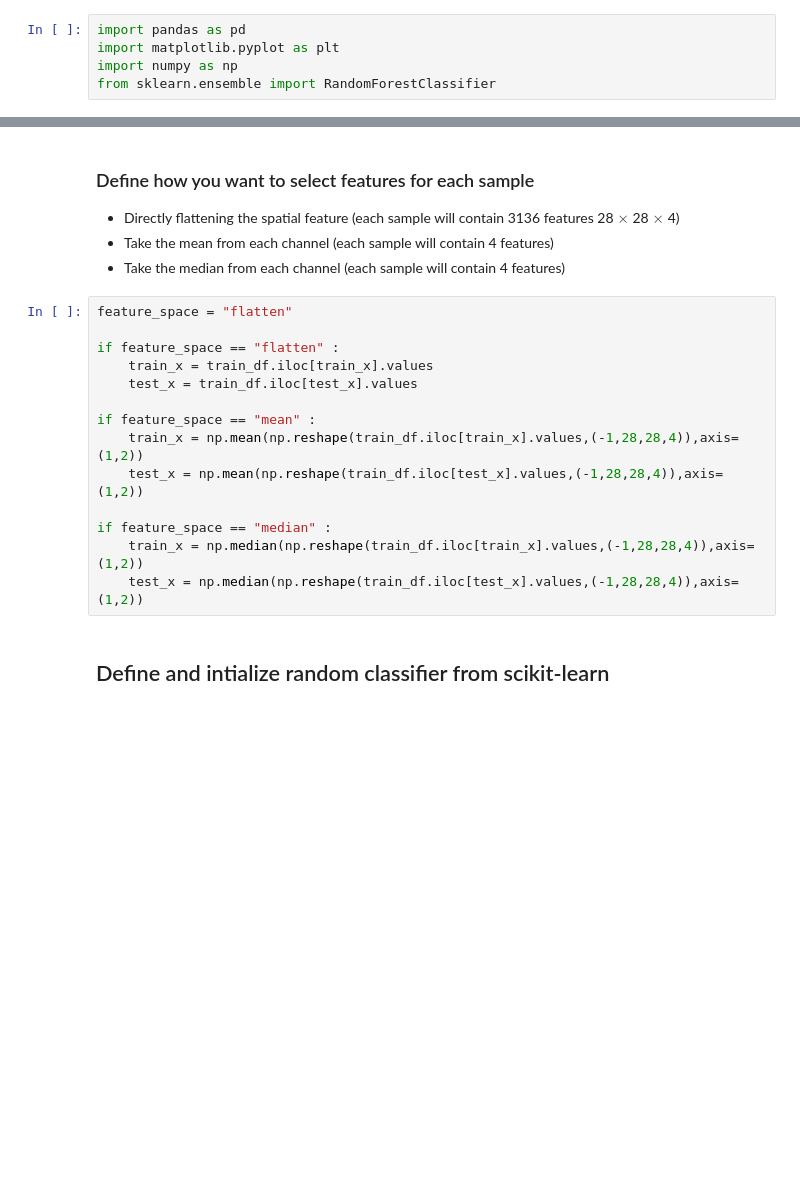
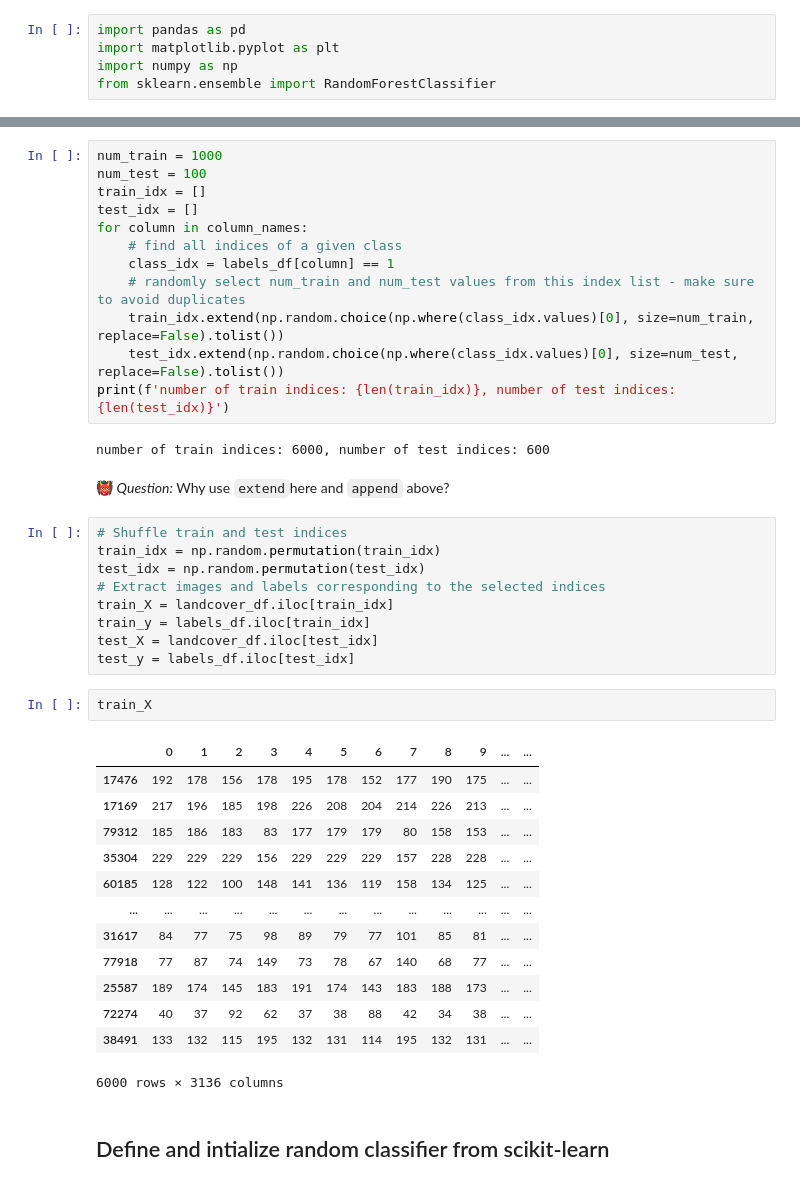
Before and after one commit to pvw98/homework1, a Jupyter notebook: remote_sensing/Random_forest_classifier_on_remote_sensing_image.ipynb, the cells around one changed output, grey strips where cells are left out. Drawn from its saved outputs; the diff is of its cells as text; blank space fills up the shorter version.

```diff
--- a/remote_sensing/Random_forest_classifier_on_remote_sensing_image.ipynb
+++ b/remote_sensing/Random_forest_classifier_on_remote_sensing_image.ipynb
@@ -131,22 +143,44 @@ test_y = np.concatenate(test_y, axis=0).flatten()
-# %% [markdown]
-### Define how you want to select features for each sample
-  - Directly flattening the spatial feature (each sample will contain 3136 features 28 $\times$ 28 $\times$ 4)
-  - Take the mean from each channel (each sample will contain 4 features)
-  - Take the median from each channel (each sample will contain 4 features)
-# %%
-feature_space = "flatten"
-
-if feature_space == "flatten" :
-    train_x = train_df.iloc[train_x].values
-    test_x = train_df.iloc[test_x].values
-
-if feature_space == "mean" :
-    train_x = np.mean(np.reshape(train_df.iloc[train_x].values,(-1,28,28,4)),axis=(1,2))
-    test_x = np.mean(np.reshape(train_df.iloc[test_x].values,(-1,28,28,4)),axis=(1,2))
-
-if feature_space == "median" :
-    train_x = np.median(np.reshape(train_df.iloc[train_x].values,(-1,28,28,4)),axis=(1,2))
-    test_x = np.median(np.reshape(train_df.iloc[test_x].values,(-1,28,28,4)),axis=(1,2))
+# %%
+num_train = 1000
+num_test = 100
+train_idx = []
+test_idx = []
+for column in column_names:
+    # find all indices of a given class
+    class_idx = labels_df[column] == 1
+    # randomly select num_train and num_test values from this index list - make sure to avoid duplicates
+    train_idx.extend(np.random.choice(np.where(class_idx.values)[0], size=num_train, replace=False).tolist())
+    test_idx.extend(np.random.choice(np.where(class_idx.values)[0], size=num_test, replace=False).tolist())
+print(f'number of train indices: {len(train_idx)}, number of test indices: {len(test_idx)}')
+# %% [output]
+number of train indices: 6000, number of test indices: 600
+# %% [markdown]
+&#x1F479;  _Question:_ Why use `extend`here and `append` above?
+# %%
+# Shuffle train and test indices
+train_idx = np.random.permutation(train_idx)
+test_idx = np.random.permutation(test_idx)
+# Extract images and labels corresponding to the selected indices
+train_X = landcover_df.iloc[train_idx]
+train_y = labels_df.iloc[train_idx]
+test_X = landcover_df.iloc[test_idx]
+test_y = labels_df.iloc[test_idx]
+# %%
+train_X
+# %% [output]
+|  | 0 | 1 | 2 | 3 | 4 | 5 | 6 | 7 | 8 | 9 | ... | ... |
+| 17476 | 192 | 178 | 156 | 178 | 195 | 178 | 152 | 177 | 190 | 175 | ... | ... |
+| 17169 | 217 | 196 | 185 | 198 | 226 | 208 | 204 | 214 | 226 | 213 | ... | ... |
+| 79312 | 185 | 186 | 183 | 83 | 177 | 179 | 179 | 80 | 158 | 153 | ... | ... |
+| 35304 | 229 | 229 | 229 | 156 | 229 | 229 | 229 | 157 | 228 | 228 | ... | ... |
+| 60185 | 128 | 122 | 100 | 148 | 141 | 136 | 119 | 158 | 134 | 125 | ... | ... |
+| ... | ... | ... | ... | ... | ... | ... | ... | ... | ... | ... | ... | ... |
+| 31617 | 84 | 77 | 75 | 98 | 89 | 79 | 77 | 101 | 85 | 81 | ... | ... |
+| 77918 | 77 | 87 | 74 | 149 | 73 | 78 | 67 | 140 | 68 | 77 | ... | ... |
+| 25587 | 189 | 174 | 145 | 183 | 191 | 174 | 143 | 183 | 188 | 173 | ... | ... |
+| 72274 | 40 | 37 | 92 | 62 | 37 | 38 | 88 | 42 | 34 | 38 | ... | ... |
+| 38491 | 133 | 132 | 115 | 195 | 132 | 131 | 114 | 195 | 132 | 131 | ... | ... |
+6000 rows × 3136 columns
 # %% [markdown]
 ## Define and intialize random classifier from scikit-learn
 # %%
```
Also changed, not shown: parts of 30 cells of this notebook.
